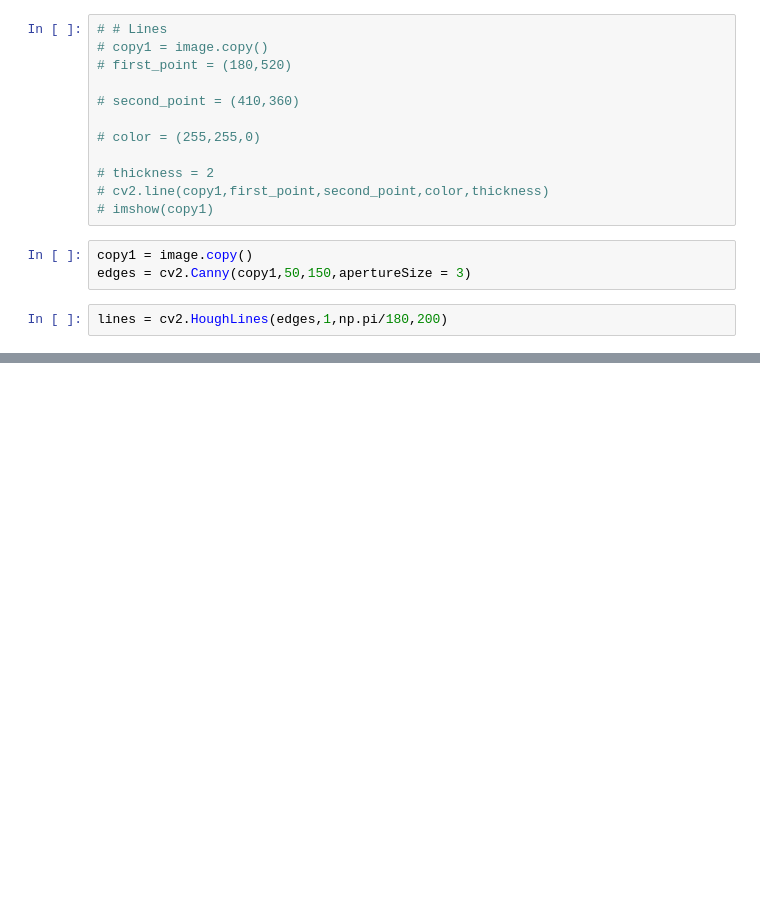
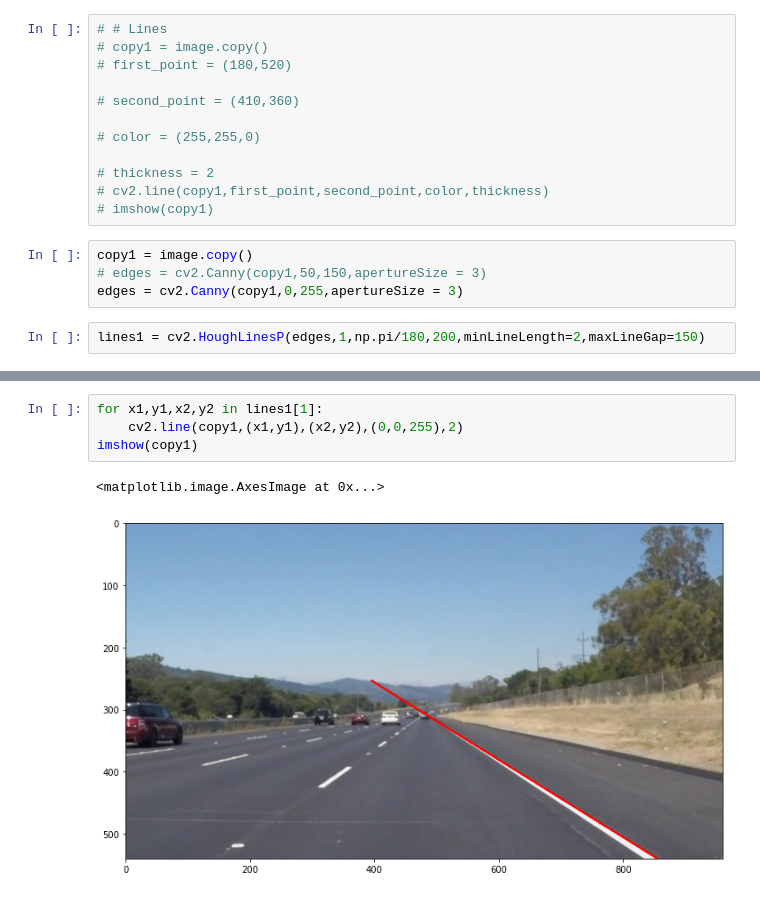
Before and after one commit to fayyoz24/CV_challenge, a Jupyter notebook: try.ipynb, the cells around one changed output, grey strips where cells are left out. Drawn from its saved outputs; the diff is of its cells as text; blank space fills up the shorter version.

```diff
--- a/try.ipynb
+++ b/try.ipynb
@@ -121,6 +101,7 @@ imshow(copy1)
 # imshow(copy1)
 # %%
 copy1 = image.copy()
-edges = cv2.Canny(copy1,50,150,apertureSize = 3)
+# edges = cv2.Canny(copy1,50,150,apertureSize = 3)
+edges = cv2.Canny(copy1,0,255,apertureSize = 3)
 # %%
-lines = cv2.HoughLines(edges,1,np.pi/180,200)
+lines1 = cv2.HoughLinesP(edges,1,np.pi/180,200,minLineLength=2,maxLineGap=150)
@@ -162,0 +168,7 @@ imshow(copy1)
+# %%
+for x1,y1,x2,y2 in lines1[1]:
+    cv2.line(copy1,(x1,y1),(x2,y2),(0,0,255),2)
+imshow(copy1)
+# %% [output]
+<matplotlib.image.AxesImage at 0x...>
+[figure, added]
```
Also changed, not shown: parts of 14 cells of this notebook.
